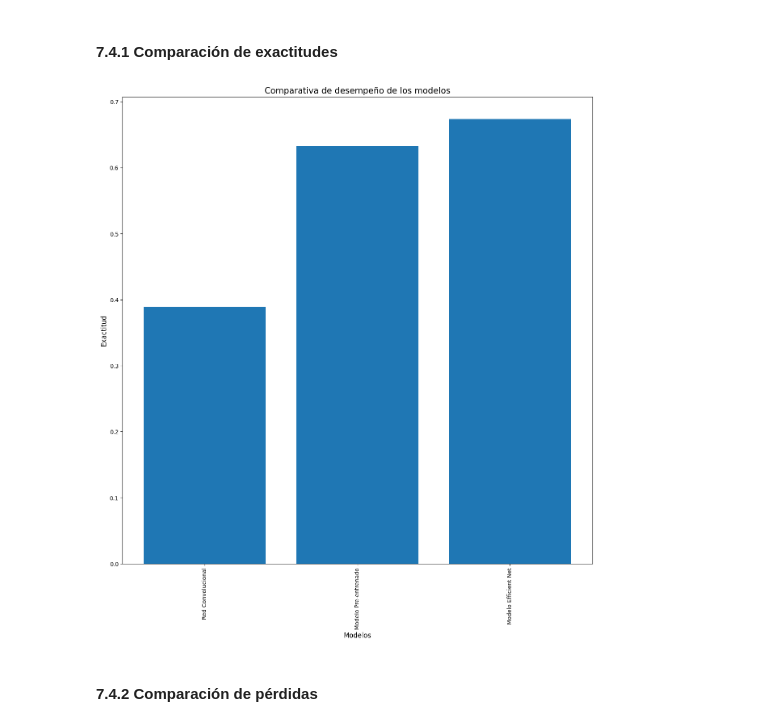
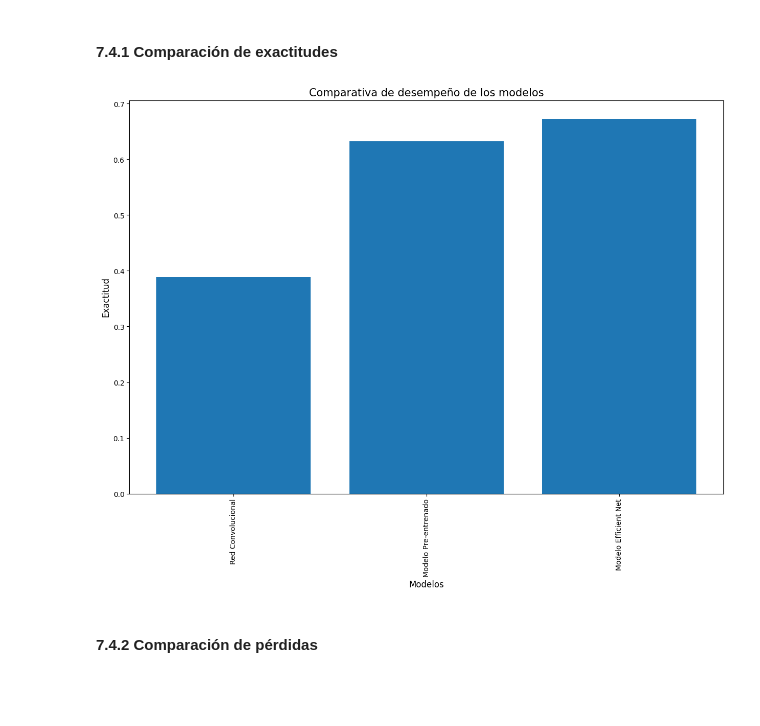
Before and after one commit to AndrsGzRo/deteccion-amenazas-aereas-deeplearning, a Jupyter notebook: DS_C7_SC3_AndresGuzmanRodriguez.ipynb, the cells around one changed output. Drawn from its saved outputs; the diff is of its cells as text; code cells hidden in the pictures; blank space fills up the shorter version.

```diff
--- a/DS_C7_SC3_AndresGuzmanRodriguez.ipynb
+++ b/DS_C7_SC3_AndresGuzmanRodriguez.ipynb
@@ -104,9 +121,9 @@ conj_entrenamiento = tf.keras.preprocessing.image_dataset_from_directory(
     dir_base,
     validation_split=0.2,
     subset='training',
-    seed=42,
     image_size=(alto_img,ancho_img),
-    batch_size=tam_lote
+    batch_size=tam_lote,
+    seed = seed
 )
 
 # Definición del conjunto de prueba
@@ -114,14 +131,23 @@ conj_prueba = tf.keras.preprocessing.image_dataset_from_directory(
     dir_base,
     validation_split=0.2,
     subset='validation',
-    seed=42,
     image_size=(alto_img,ancho_img),
-    batch_size=tam_lote
+    batch_size=tam_lote,
+    seed = seed
 )
 # Prefetch y Cache
-conj_entrenamiento = conj_entrenamiento.cache().shuffle(1000).prefetch(
-    buffer_size=tf.data.AUTOTUNE)
-conj_prueba = conj_prueba.cache().prefetch(buffer_size=tf.data.AUTOTUNE)
+conj_entrenamiento = (
+    conj_entrenamiento
+    .cache()
+    .shuffle(1000,seed=seed)
+    .prefetch(buffer_size=tf.data.AUTOTUNE)
+)
+
+conj_prueba = (
+    conj_prueba.
+    cache().
+    prefetch(buffer_size=tf.data.AUTOTUNE)
+)
 # %% [output]
 Found 8218 files belonging to 6 classes.
 Using 6575 files for training.
@@ -789,15 +824,15 @@ NameError: name 'modelo_tm' is not defined
 # %%
 exactitudes = [acc_redConv,acc_pre,acc_eff]
 modelos = ['Red Convolucional','Modelo Pre-entrenado','Modelo Efficient Net']
-plt.figure(figsize=(15,15))
+plt.figure(figsize=(15,10))
 plt.bar(modelos,exactitudes)
 plt.xlabel('Modelos',fontsize=12)
 plt.xticks(rotation=90)
 plt.ylabel('Exactitud',fontsize=12)
 plt.title('Comparativa de desempeño de los modelos',fontsize=15)
 plt.show()
 # %% [output]
-[figure, old version]
+[figure, new version]
 # %% [markdown]
 #### 7.4.2 Comparación de pérdidas
 # %%
```
Also changed, not shown: parts of 28 cells of this notebook.
